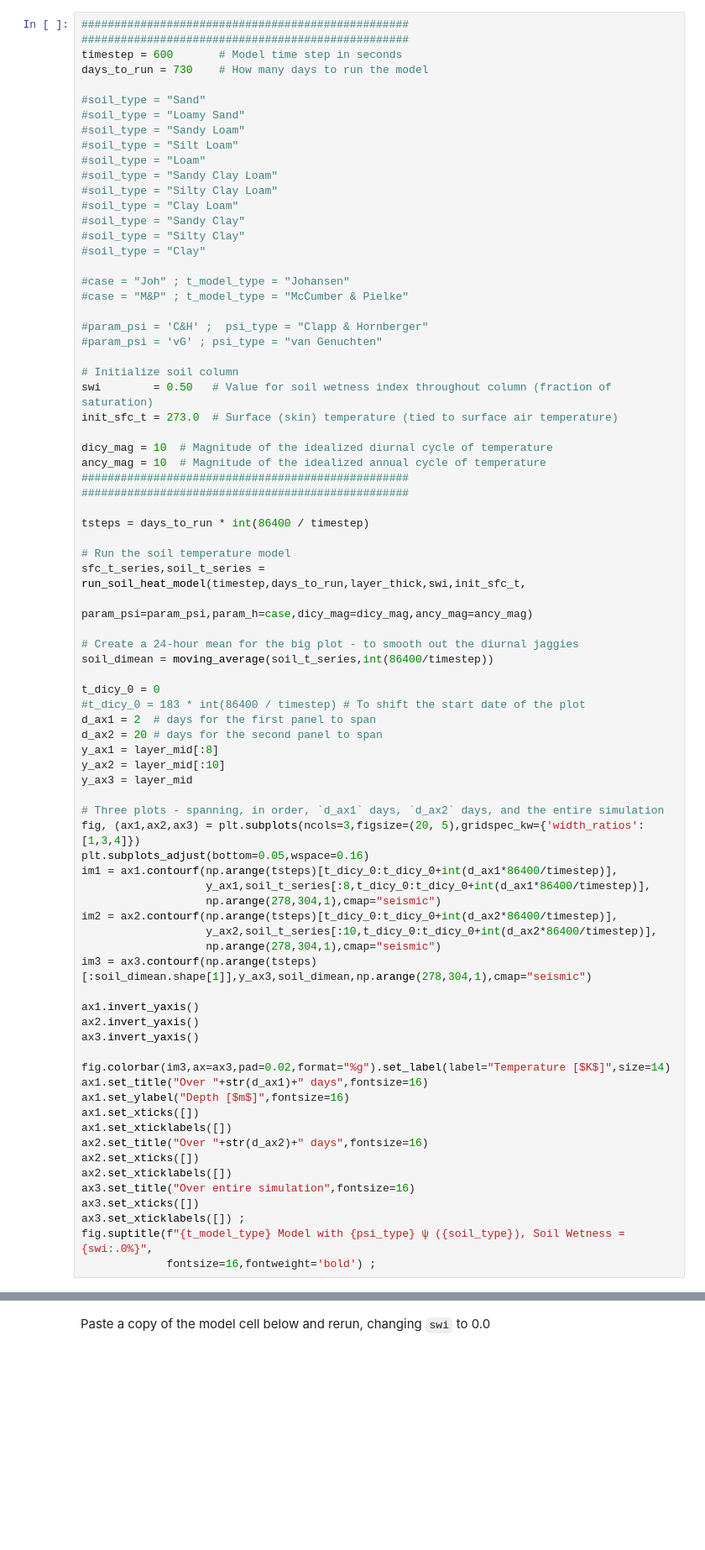
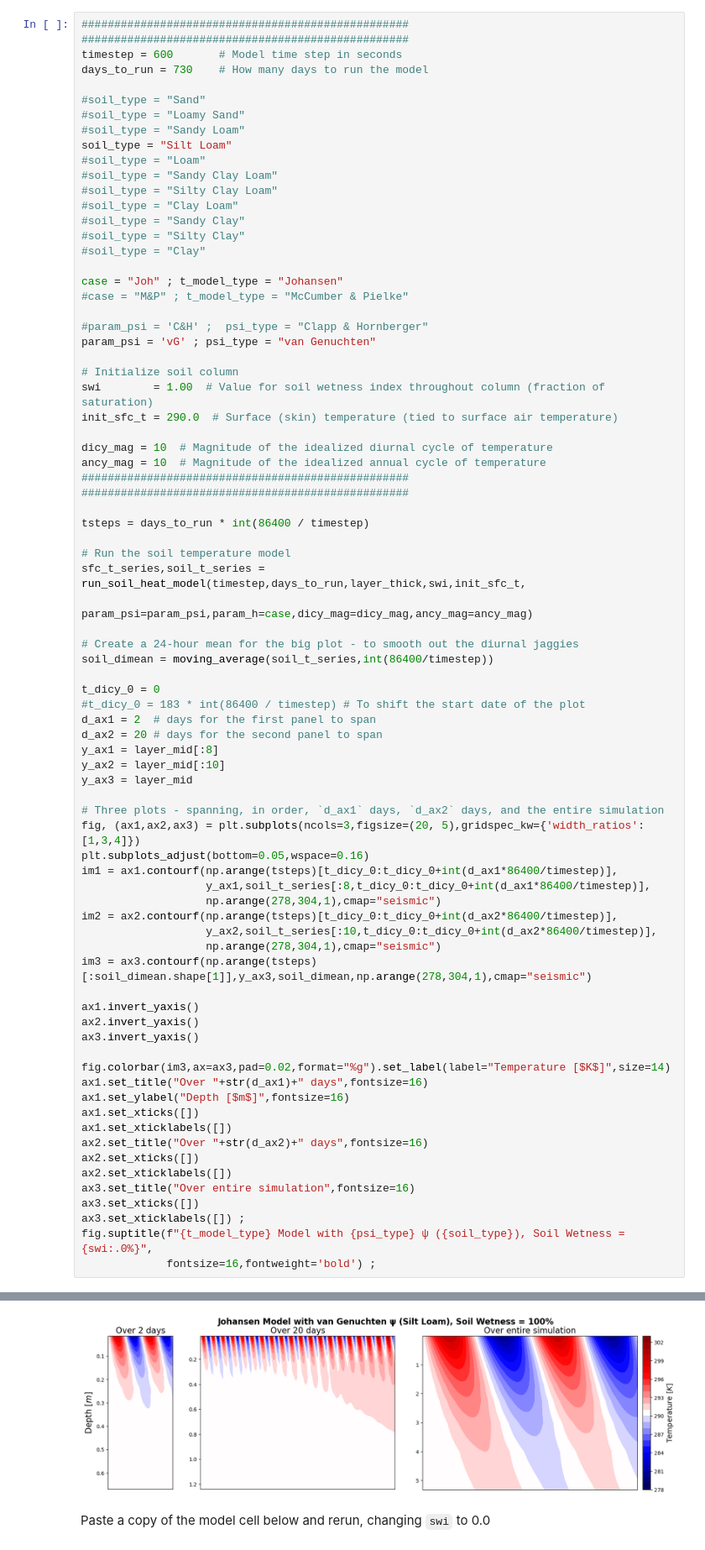
Before and after one commit to anlawyer/land-climate-interactions, a Jupyter notebook: HW6/CLIM614_HW-6.ipynb, the cells around one changed output, grey strips where cells are left out. Shown at 84% size. Cells and saved outputs as stored; diff of their text form; blank space fills up the shorter version.

Commit message:
Run cells, add images

```diff
--- a/HW6/CLIM614_HW-6.ipynb
+++ b/HW6/CLIM614_HW-6.ipynb
@@ -1005,7 +1009,7 @@ days_to_run = 730    # How many days to run the model
 #soil_type = "Sand"
 #soil_type = "Loamy Sand"
 #soil_type = "Sandy Loam"
-#soil_type = "Silt Loam"
+soil_type = "Silt Loam"
 #soil_type = "Loam"
 #soil_type = "Sandy Clay Loam"
 #soil_type = "Silty Clay Loam"
@@ -1014,15 +1018,15 @@ days_to_run = 730    # How many days to run the model
 #soil_type = "Silty Clay"
 #soil_type = "Clay"
 
-#case = "Joh" ; t_model_type = "Johansen"
+case = "Joh" ; t_model_type = "Johansen"
 #case = "M&P" ; t_model_type = "McCumber & Pielke"
 
 #param_psi = 'C&H' ;  psi_type = "Clapp & Hornberger"
-#param_psi = 'vG' ; psi_type = "van Genuchten"
+param_psi = 'vG' ; psi_type = "van Genuchten"
 
 # Initialize soil column
-swi        = 0.50   # Value for soil wetness index throughout column (fraction of saturation)
-init_sfc_t = 273.0  # Surface (skin) temperature (tied to surface air temperature)
+swi        = 1.00  # Value for soil wetness index throughout column (fraction of saturation)
+init_sfc_t = 290.0  # Surface (skin) temperature (tied to surface air temperature)
 
 dicy_mag = 10  # Magnitude of the idealized diurnal cycle of temperature
 ancy_mag = 10  # Magnitude of the idealized annual cycle of temperature
@@ -1074,3 +1078,4 @@ ax3.set_xticks([])
 ax3.set_xticklabels([]) ;
 fig.suptitle(f"{t_model_type} Model with {psi_type} ψ ({soil_type}), Soil Wetness = {swi:.0%}",
              fontsize=16,fontweight='bold') ;
+# %% [output]
@@ -1077,2 +1084,3 @@ fig.suptitle(f"{t_model_type} Model with {psi_type} ψ ({soil_type}), Soil Wetne
+[figure, added]
 # %% [markdown]
 Paste a copy of the model cell below and rerun, changing `swi` to 0.0
```
Also changed, not shown: parts of 23 cells of this notebook.
